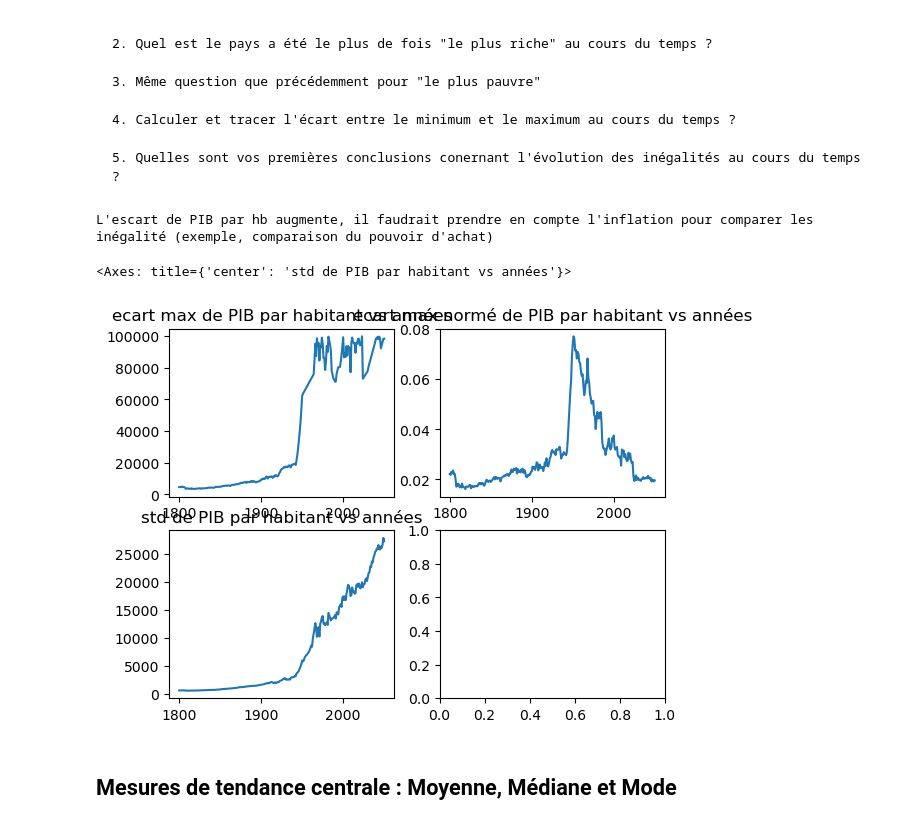
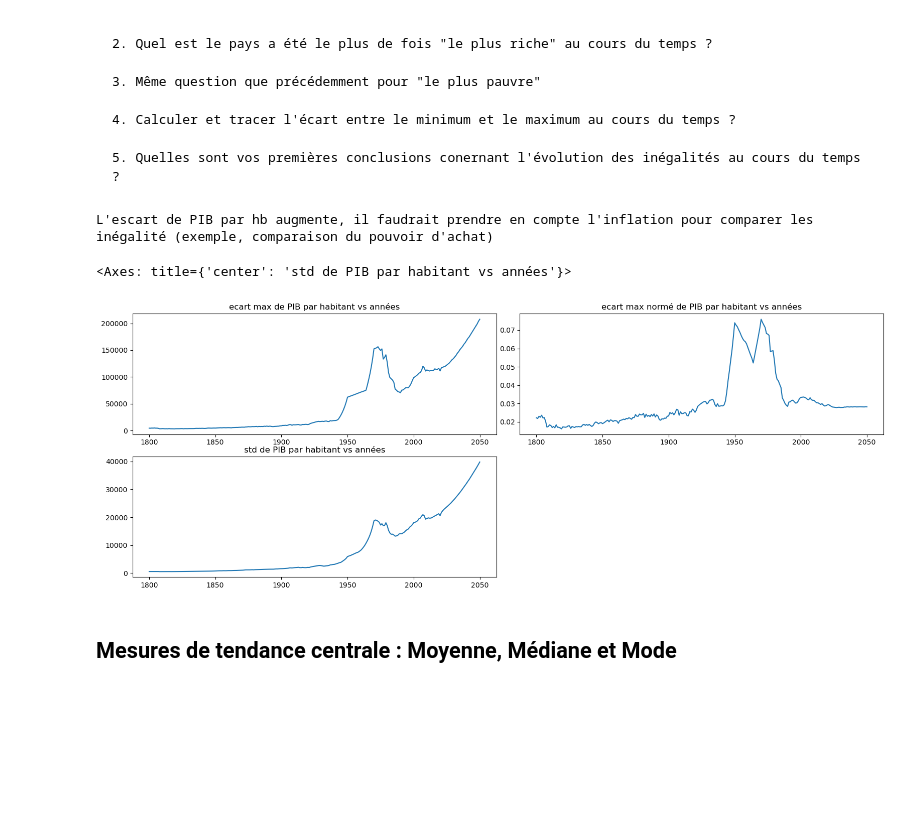
Before and after one commit to thomasmari/DataS3PG, a Jupyter notebook: module/8.Stats/1. Intro Gapminder.ipynb, the cells around one changed output. Drawn from its saved outputs; the diff is of its cells as text; code cells hidden in the pictures; blank space fills up the shorter version.

```diff
--- a/module/8.Stats/1. Intro Gapminder.ipynb
+++ b/module/8.Stats/1. Intro Gapminder.ipynb
@@ -374,7 +374,7 @@ def to_real_number(x):
             y = x.strip('k')
             z = y.split('.')
             if len(z)==1:
-                return(float(z[0]))
+                return(1000*float(z[0]))
             elif len(z) == 2:
                 rest = list(map(lambda c:int(c),z[1]))
                 return(float(z[0])*1000+list_sum([rest[i]*10**(2-i) for i in range(len(rest))]))
@@ -392,7 +392,8 @@ def to_real_number(x):
 
 data_i = data_income.dropna().drop_duplicates().set_index('country').map(to_real_number) #income clean
 data_l = data_life.dropna().drop_duplicates().set_index('country').map(to_real_number)  #life clean
-data_i
+data_i.columns = data_i.columns.astype(int) # or data_i.columns = data_i.columns.map(int)
+data_l.columns = data_l.columns.astype(int)
 # %% [output]
 There is 0 rows with NaN in income out of 195 rows
 There is 9 rows with NaN in life expectency out of 195 rows
@@ -473,39 +460,40 @@ De nombreux outils existent pour décrire nos observations (données). Nous en v
     5. Quelles sont vos premières conclusions conernant l'évolution des inégalités au cours du temps ?
 # %%
 #    1. Afficher les 10 pays dont les revenus par habitant sont les plus élevés en 2022 (idem espérance de vie)
-dv1i = data_i.loc[:,['2022']].sort_values(by=['2022'],ascending=False).iloc[0:10,:]
+dv1i = data_i.loc[:,[2022]].sort_values(by=[2022],ascending=False).iloc[0:10,:]
 dv1i
-dv1l = data_l.loc[:,['2022']].sort_values(by=['2022'],ascending=False).iloc[0:10,:]
+dv1l = data_l.loc[:,[2022]].sort_values(by=[2022],ascending=False).iloc[0:10,:]
 dv1l
 
 #    2. Quel est le pays a été le plus de fois "le plus riche" au cours du temps ?
 #method 1
 data_input = data_i.copy()
 palmares = data_input == data_input.max()
 palmares.sum(axis=1).sort_values()
 
 #method 2
 data_i.idxmax().value_counts()
 
 #    3. Même question que précédemment pour "le plus pauvre"
 data_i.idxmin().value_counts()
 
 #    4. Calculer et tracer l'écart entre le minimum et le maximum au cours du temps ?
 import matplotlib.pyplot as plt
-fig, axes = plt.subplots(nrows=2, ncols=2)
-
-(data_i.max()-data_i.min()).plot(ax=axes[0,0],title="ecart max de PIB par habitant vs années")
+plt.figure(figsize=(16, 6))
+axes = [plt.subplot(2,2,1),plt.subplot(2,2,2),plt.subplot(2,2,3)]
+(data_i.max()-data_i.min()).plot(ax=axes[0],title="ecart max de PIB par habitant vs années")
+plt.tight_layout() # adjust title over lapping
 
 #    5. Quelles sont vos premières conclusions conernant l'évolution des inégalités au cours du temps ?
 print("L'escart de PIB par hb augmente, il faudrait prendre en compte l'inflation pour comparer les inégalité (exemple, comparaison du pouvoir d'achat) ")
-((data_i.max()-data_i.min())/data_i.sum()).plot(ax=axes[0,1],title="ecart max normé de PIB par habitant vs années")
+((data_i.max()-data_i.min())/data_i.sum()).plot(ax=axes[1],title="ecart max normé de PIB par habitant vs années")
 
 #On pourrait utilisé
-display(data_i.std().plot(ax=axes[1,0],title = "std de PIB par habitant vs années"))
+data_i.std().plot(ax=axes[2],title = "std de PIB par habitant vs années")
 # %% [output]
 L'escart de PIB par hb augmente, il faudrait prendre en compte l'inflation pour comparer les inégalité (exemple, comparaison du pouvoir d'achat)
 <Axes: title={'center': 'std de PIB par habitant vs années'}>
-[figure, old version]
+[figure, new version]
 # %% [markdown]
 ## Mesures de tendance centrale : Moyenne, Médiane et Mode
 # %% [markdown]
```
Also changed, not shown: parts of 31 cells of this notebook.
